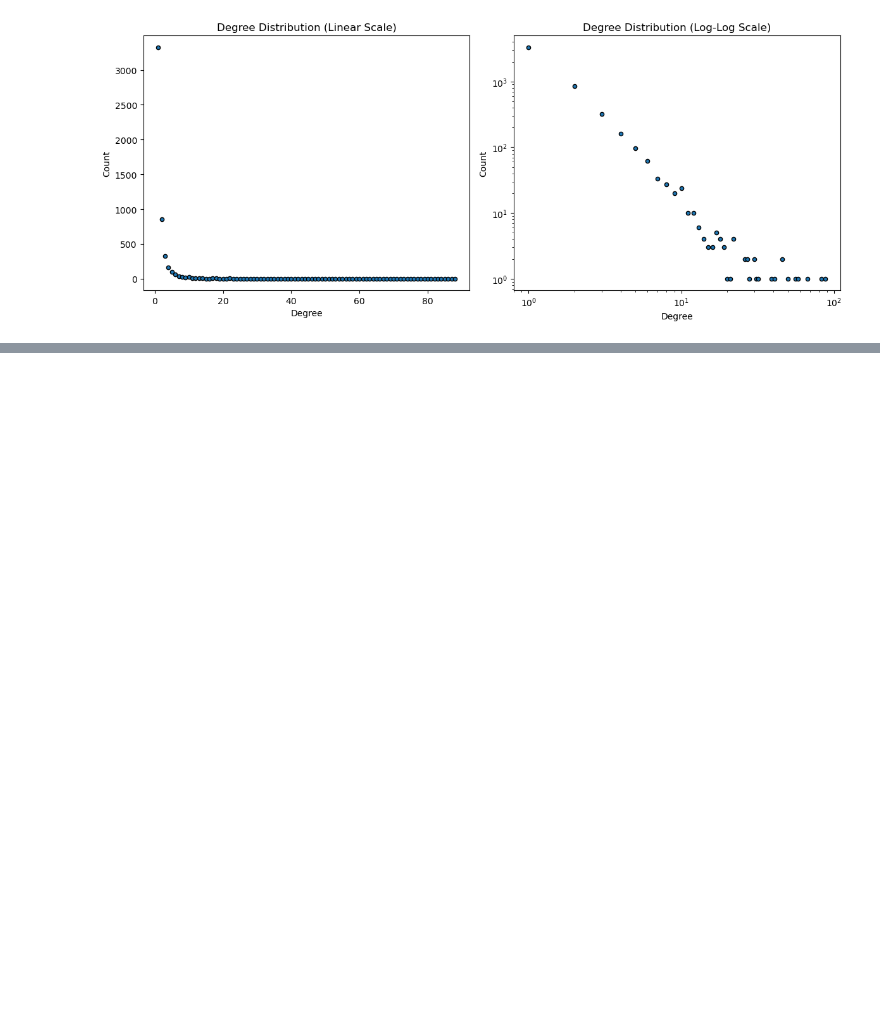
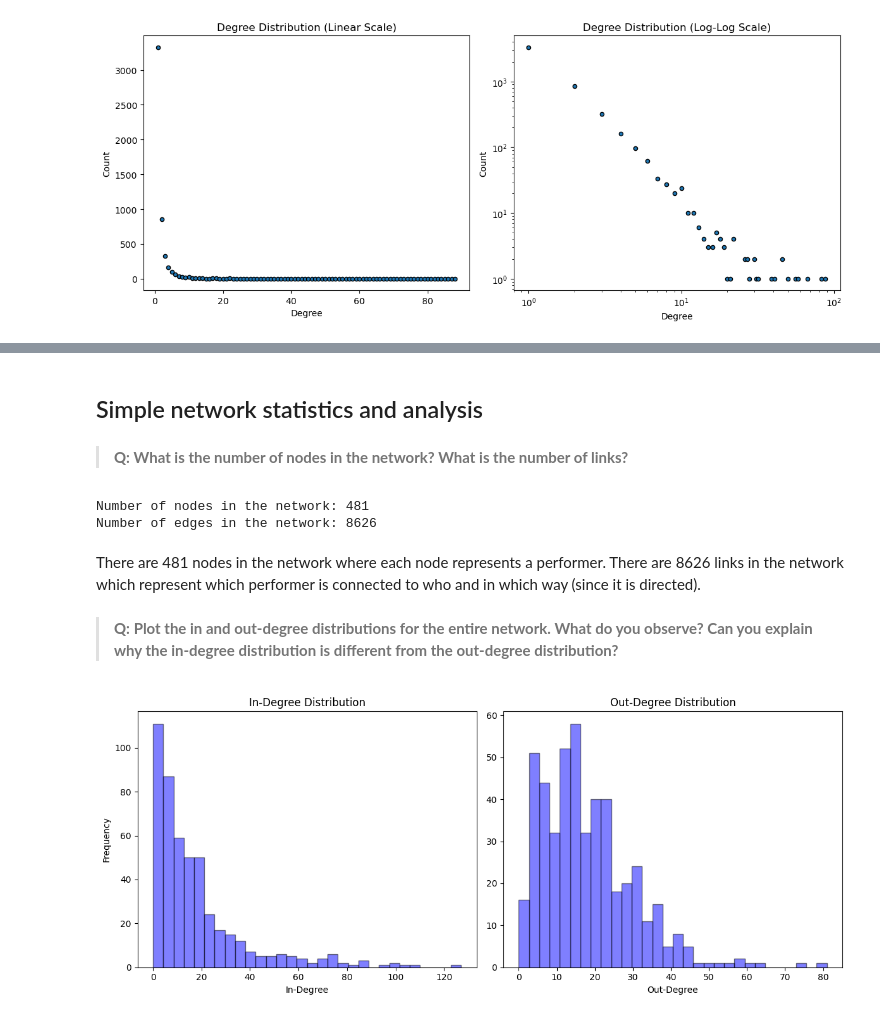
Before and after one commit to GermanButtiero/social_graph_assignment1, a Jupyter notebook: assignment.ipynb, the cells around one changed output, grey strips where cells are left out. Cells and saved outputs as stored; diff of their text form; code cells hidden in the pictures; blank space fills up the shorter version.

```diff
--- a/assignment.ipynb
+++ b/assignment.ipynb
@@ -214,0 +233,4 @@ plt.show()
+# %%
+# Load files
+adjacency_matrix = pd.read_csv(r'files\rock_artists_adjacency_matrix.csv', index_col=0)
+word_count_df = pd.read_csv(r'files\rock_artists_word_counts.csv')
@@ -214,0 +255,15 @@ plt.show()
+# %%
+# Get list of nodes and edges
+nodes = word_count_df['Artist'].tolist()
+edges = []
+
+# Add edges based on adjacency matrix
+for artist, targets in adjacency_matrix.iterrows():
+    for target, link in targets.items():
+        if link != 0:
+            edges.append((artist, target))
+# %%
+# Create directed graph
+G = nx.DiGraph()
+G.add_nodes_from(nodes)
+G.add_edges_from(edges)
@@ -214,0 +282,5 @@ plt.show()
+# %%
+# Add node weights (word count)
+for node in G.nodes():
+    if node in word_count_df['Artist'].values.tolist():
+        G.nodes[node]['Word count'] = int(word_count_df[word_count_df['Artist'] == node]['Word_Count'].values[0])
@@ -214,0 +299,37 @@ plt.show()
+# %% [markdown]
+## Simple network statistics and analysis
+# %% [markdown]
+> **Q: What is the number of nodes in the network? What is the number of links?**
+# %%
+# Number of nodes and edges
+print(f"Number of nodes in the network: {G.number_of_nodes()}")
+print(f"Number of edges in the network: {G.number_of_edges()}")
+# %% [output]
+Number of nodes in the network: 481
+Number of edges in the network: 8626
+# %% [markdown]
+There are 481 nodes in the network where each node represents a performer.
+There are 8626 links in the network which represent which performer is connected to who and in which way (since it is directed).
+# %% [markdown]
+> **Q: Plot the in and out-degree distributions for the entire network. What do you observe? Can you explain why the in-degree distribution is different from the out-degree distribution?**
+# %%
+# The in-degrees and out-degrees of all nodes
+in_degree = dict(G.in_degree())
+out_degree = dict(G.out_degree())
+
+# Plot in-degree and out-degree distributions
+fig, ax = plt.subplots(1, 2, figsize=(12, 5))
+
+ax[0].hist(in_degree.values(), bins=30, color='blue', alpha=0.5, edgecolor='black')
+ax[0].set_title('In-Degree Distribution')
+ax[0].set_xlabel('In-Degree')
+ax[0].set_ylabel('Frequency')
+
+ax[1].hist(out_degree.values(), bins=30, color='blue', alpha=0.5, edgecolor='black')
+ax[1].set_title('Out-Degree Distribution')
+ax[1].set_xlabel('Out-Degree')
+
+plt.tight_layout()
+plt.show()
+# %% [output]
+[figure, added]
```
Also changed, not shown: parts of 21 cells of this notebook, 2 other files.
